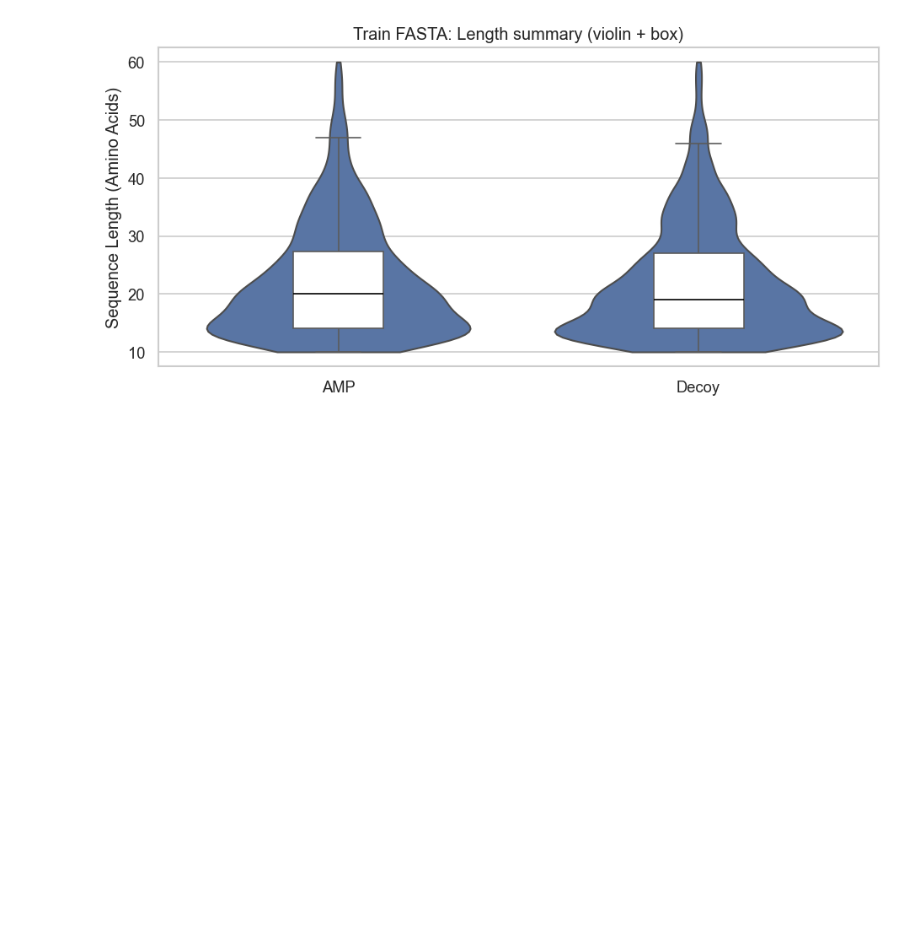
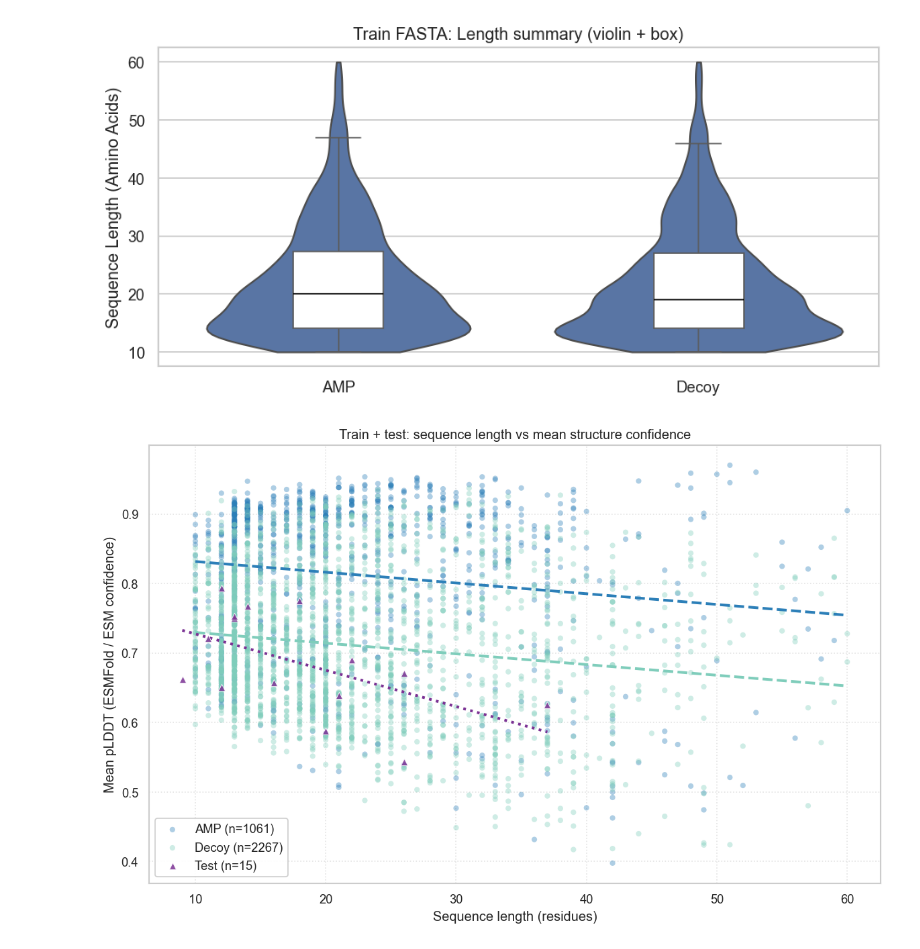
Before and after one commit to KYinXu/Peptide-Anti-microbial-Properties-Prediction, a Jupyter notebook: notebooks/training_data.ipynb, the cells around one changed output. Saved outputs shown, nothing was run; the diff lists cells and outputs as text; code cells hidden in the pictures; blank space fills up the shorter version.

Commit message:
Compare sequence lengths and ESMfold confidence

```diff
--- a/notebooks/training_data.ipynb
+++ b/notebooks/training_data.ipynb
@@ -287,3 +302,89 @@ plt.show()
 # %% [output]
 [figure]
 [figure]
+# %%
+# Train + test CSV: sequence length vs mean ESMFold pLDDT (B-factor confidence, typically 0–1)
+import numpy as np
+
+train_geom = pd.read_csv(TRAIN_GEOM_CSV)
+need = {"length", "plddt_mean", "label"}
+if not need <= set(train_geom.columns):
+    raise ValueError(f"Expected columns {sorted(need)} in {TRAIN_GEOM_CSV}; got {list(train_geom.columns)}")
+
+train_geom = train_geom.assign(
+    class_=np.where(train_geom["label"] == 1, "AMP", "Decoy"),
+)
+
+test_path = TEST_GEOM_CSV
+if not test_path.exists():
+    _fb = Path(PROJECT_ROOT) / "data/test/initial_set/geometric_features.csv"
+    if _fb.exists():
+        print(f"Note: {test_path} not found; overlay uses fallback {_fb}")
+        test_path = _fb
+
+test_geom = None
+if test_path.exists():
+    test_geom = pd.read_csv(test_path)
+    tneed = {"length", "plddt_mean"}
+    if not tneed <= set(test_geom.columns):
+        raise ValueError(f"Expected columns {sorted(tneed)} in {test_path}; got {list(test_geom.columns)}")
+else:
+    print(f"Warning: test geometric_features not found at {TEST_GEOM_CSV}; skipping test overlay.")
+
+fig, ax = plt.subplots(figsize=(10, 6.5), dpi=120)
+ax.grid(True, linestyle=":", alpha=0.55)
+ax.set_axisbelow(True)
+
+colors = {"AMP": "#2c7fb8", "Decoy": "#7fcdbb", "Test": "#7b3294"}
+for cls in ["AMP", "Decoy"]:
+    sub = train_geom.loc[train_geom["class_"] == cls]
+    ax.scatter(
+        sub["length"],
+        sub["plddt_mean"],
+        c=colors[cls],
+        alpha=0.38,
+        s=24,
+        label=f"{cls} (n={len(sub)})",
+        edgecolors="none",
+    )
+    if len(sub) >= 2:
+        x = sub["length"].to_numpy(dtype=float)
+        y = sub["plddt_mean"].to_numpy(dtype=float)
+        coef = np.polyfit(x, y, 1)
+        xs = np.linspace(x.min(), x.max(), 80)
+        ax.plot(xs, np.poly1d(coef)(xs), color=colors[cls], lw=2.4, linestyle="--")
+
+if test_geom is not None:
+    ax.scatter(
+        test_geom["length"],
+        test_geom["plddt_mean"],
+        c=colors["Test"],
+        alpha=0.85,
+        s=38,
+        marker="^",
+        edgecolors="white",
+        linewidths=0.6,
+        label=f"Test (n={len(test_geom)})",
+        zorder=5,
+    )
+    if len(test_geom) >= 2:
+        x = test_geom["length"].to_numpy(dtype=float)
+        y = test_geom["plddt_mean"].to_numpy(dtype=float)
+        coef = np.polyfit(x, y, 1)
+        xs = np.linspace(x.min(), x.max(), 80)
+        ax.plot(xs, np.poly1d(coef)(xs), color=colors["Test"], lw=2.4, linestyle=":", zorder=4)
+
+ax.set_xlabel("Sequence length (residues)")
+ax.set_ylabel("Mean pLDDT (ESMFold / ESM confidence)")
+ax.set_title("Train + test: sequence length vs mean structure confidence")
+ax.legend(loc="best", framealpha=0.95)
+plt.tight_layout()
+plt.show()
+
+r_all = train_geom["length"].corr(train_geom["plddt_mean"])
+print(f"Pearson r(length, mean pLDDT), all training rows: {r_all:.4f}")
+if test_geom is not None and len(test_geom) >= 2:
+    r_te = test_geom["length"].corr(test_geom["plddt_mean"])
+    print(f"Pearson r(length, mean pLDDT), test rows ({test_path.name}): {r_te:.4f}")
+# %% [output]
+[figure, added]
```
Also changed, not shown: parts of 4 cells of this notebook.
